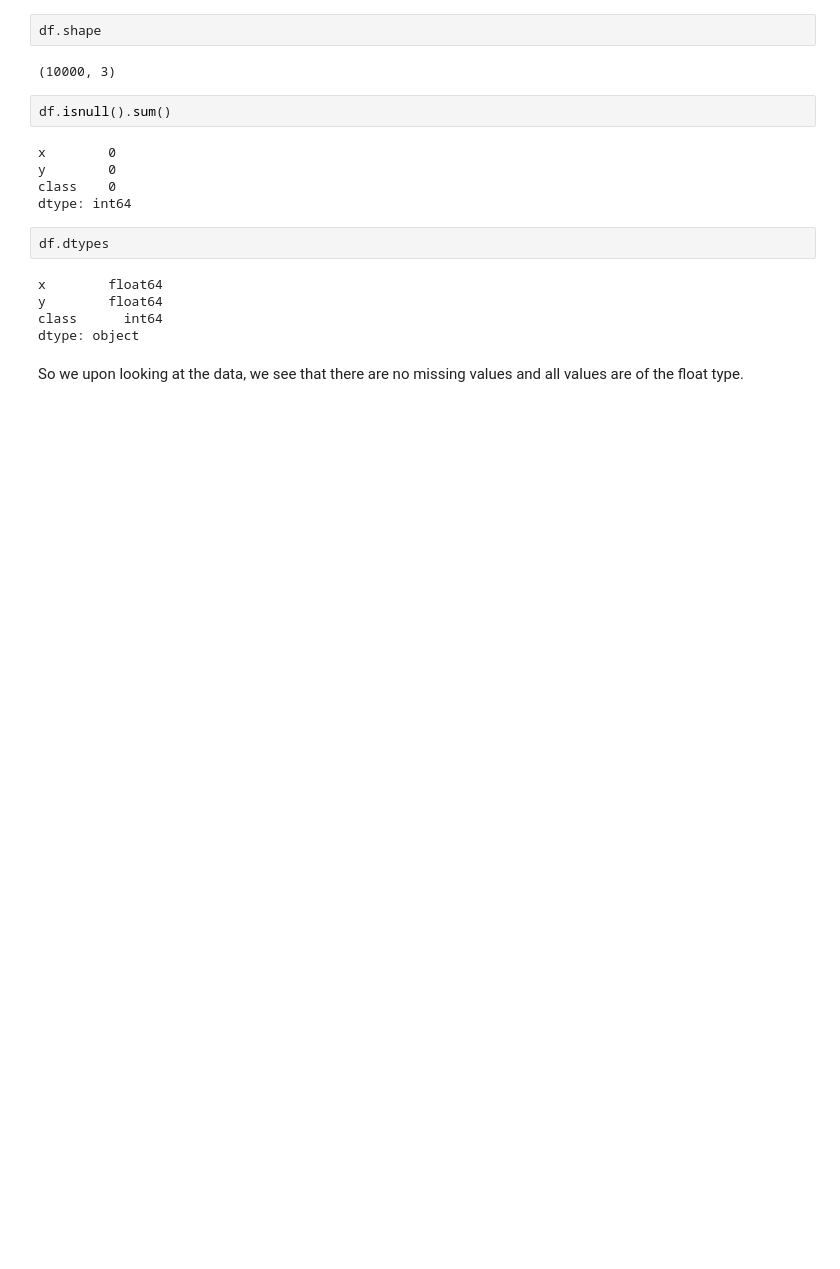
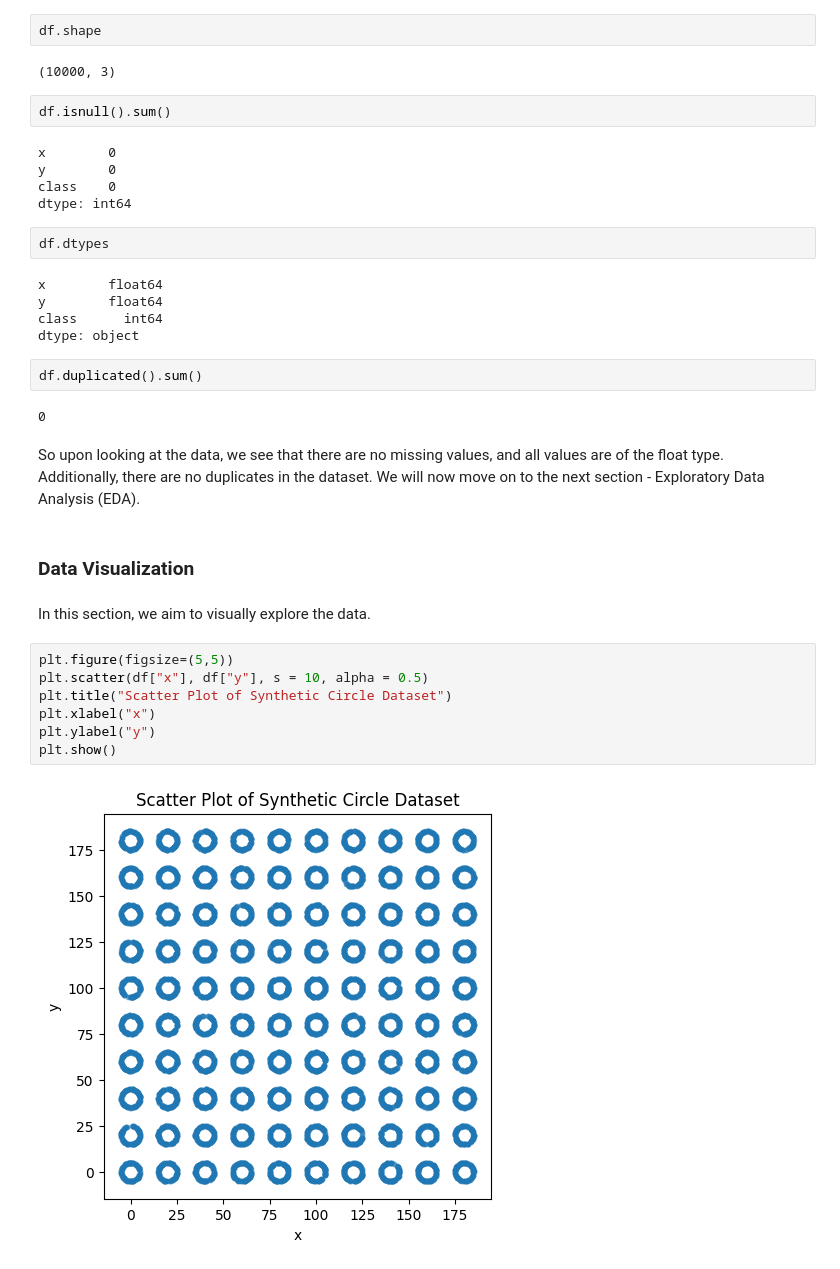
Before and after one commit to yuvraj-verma01/Clustering_Tasks_IML_A2, a Jupyter notebook: Clustering_tasks.ipynb, the cells around one changed output. Cells and saved outputs as stored; diff of their text form; blank space fills up the shorter version.

```diff
--- a/Clustering_tasks.ipynb
+++ b/Clustering_tasks.ipynb
@@ -51,5 +63,22 @@ x        float64
 y        float64
 class      int64
 dtype: object
+# %%
+df.duplicated().sum()
+# %% [output]
+0
 # %% [markdown]
-So we upon looking at the data, we see that there are no missing values and all values are of the float type.
+So upon looking at the data, we see that there are no missing values, and all values are of the float type. Additionally, there are no duplicates in the dataset. We will now move on to the next section - Exploratory Data Analysis (EDA).
+# %% [markdown]
+### Data Visualization
+# %% [markdown]
+In this section, we aim to visually explore the data.
+# %%
+plt.figure(figsize=(5,5))
+plt.scatter(df["x"], df["y"], s = 10, alpha = 0.5)
+plt.title("Scatter Plot of Synthetic Circle Dataset")
+plt.xlabel("x")
+plt.ylabel("y")
+plt.show()
+# %% [output]
+[figure, added]
```
Also changed, not shown: parts of 15 cells of this notebook.
